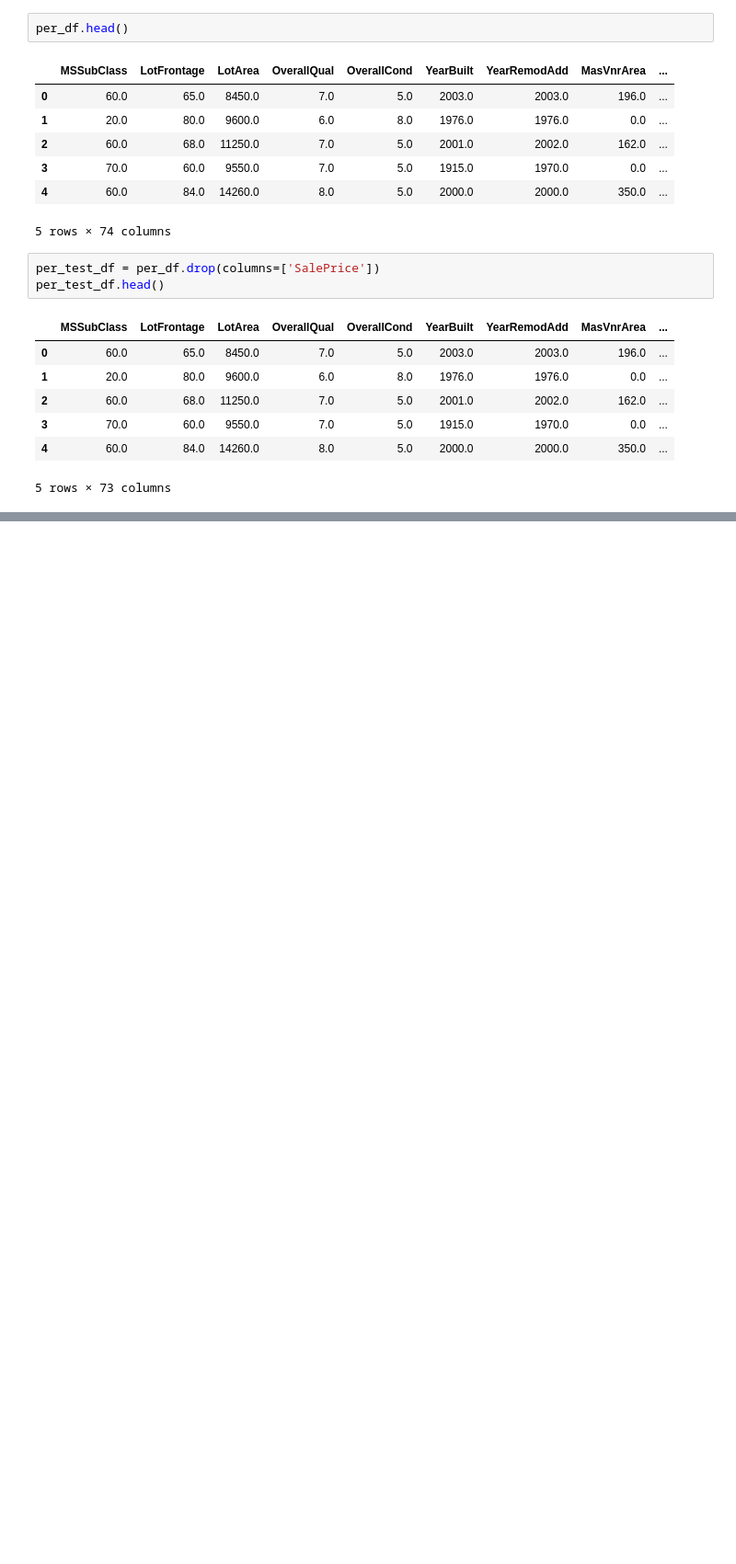
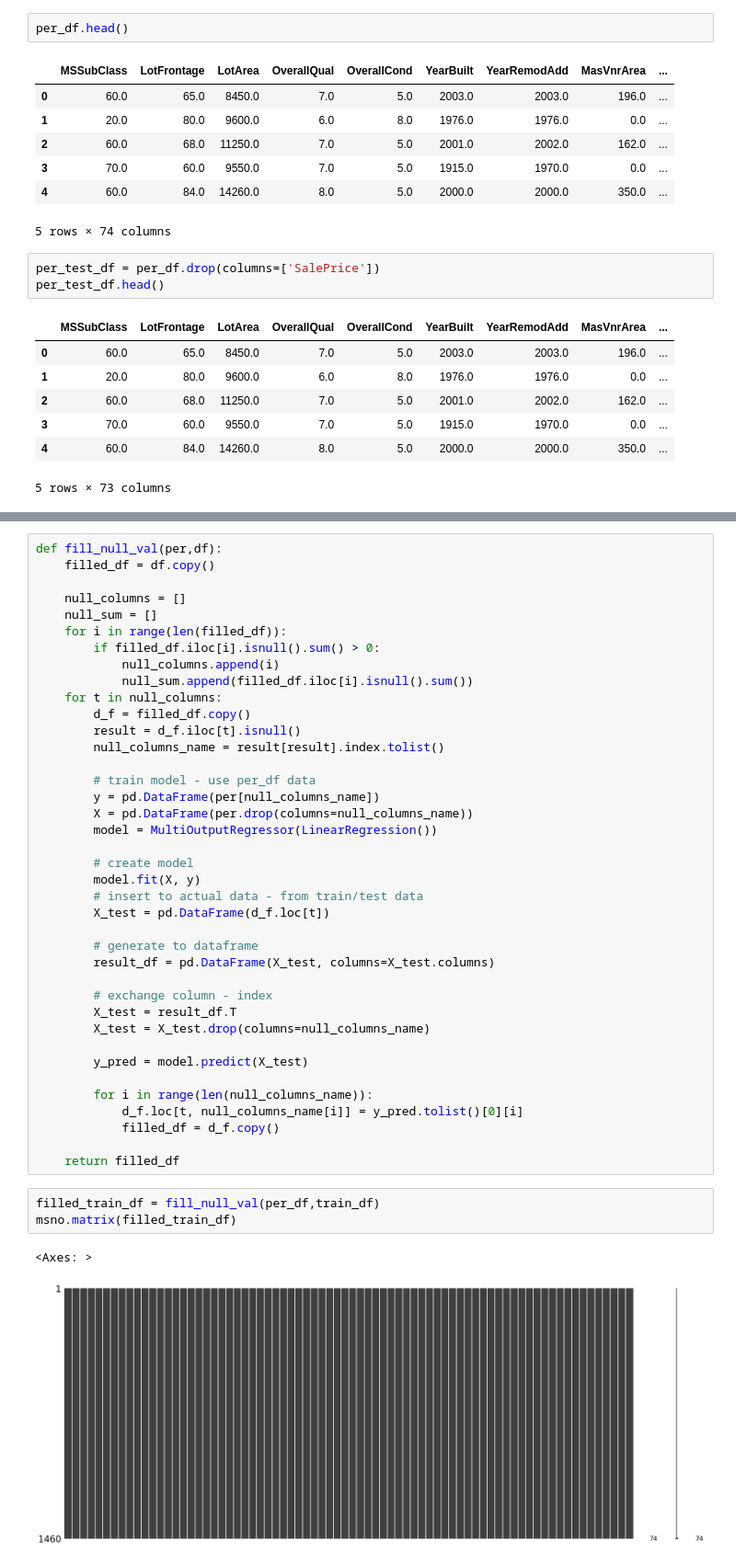
Before and after one commit to AronTech1/PRODIGY_ML_01, a Jupyter notebook: TASK1.ipynb, the cells around one changed output, grey strips where cells are left out. Shown at 92% size. Drawn from its saved outputs; the diff is of its cells as text; blank space fills up the shorter version.

```diff
--- a/TASK1.ipynb
+++ b/TASK1.ipynb
@@ -145,0 +176,45 @@ per_test_df.head()
+# %%
+def fill_null_val(per,df):
+    filled_df = df.copy()
+
+    null_columns = []
+    null_sum = []
+    for i in range(len(filled_df)):
+        if filled_df.iloc[i].isnull().sum() > 0:
+            null_columns.append(i)
+            null_sum.append(filled_df.iloc[i].isnull().sum())
+    for t in null_columns:
+        d_f = filled_df.copy()
+        result = d_f.iloc[t].isnull()
+        null_columns_name = result[result].index.tolist()
+
+        # train model - use per_df data
+        y = pd.DataFrame(per[null_columns_name])
+        X = pd.DataFrame(per.drop(columns=null_columns_name))
+        model = MultiOutputRegressor(LinearRegression())
+
+        # create model
+        model.fit(X, y)
+        # insert to actual data - from train/test data
+        X_test = pd.DataFrame(d_f.loc[t])
+
+        # generate to dataframe
+        result_df = pd.DataFrame(X_test, columns=X_test.columns)
+
+        # exchange column - index
+        X_test = result_df.T
+        X_test = X_test.drop(columns=null_columns_name)
+
+        y_pred = model.predict(X_test)
+
+        for i in range(len(null_columns_name)):
+            d_f.loc[t, null_columns_name[i]] = y_pred.tolist()[0][i]
+            filled_df = d_f.copy()
+
+    return filled_df
+# %%
+filled_train_df = fill_null_val(per_df,train_df)
+msno.matrix(filled_train_df)
+# %% [output]
+<Axes: >
+[figure, added]
```
Also changed, not shown: parts of 34 cells of this notebook.
